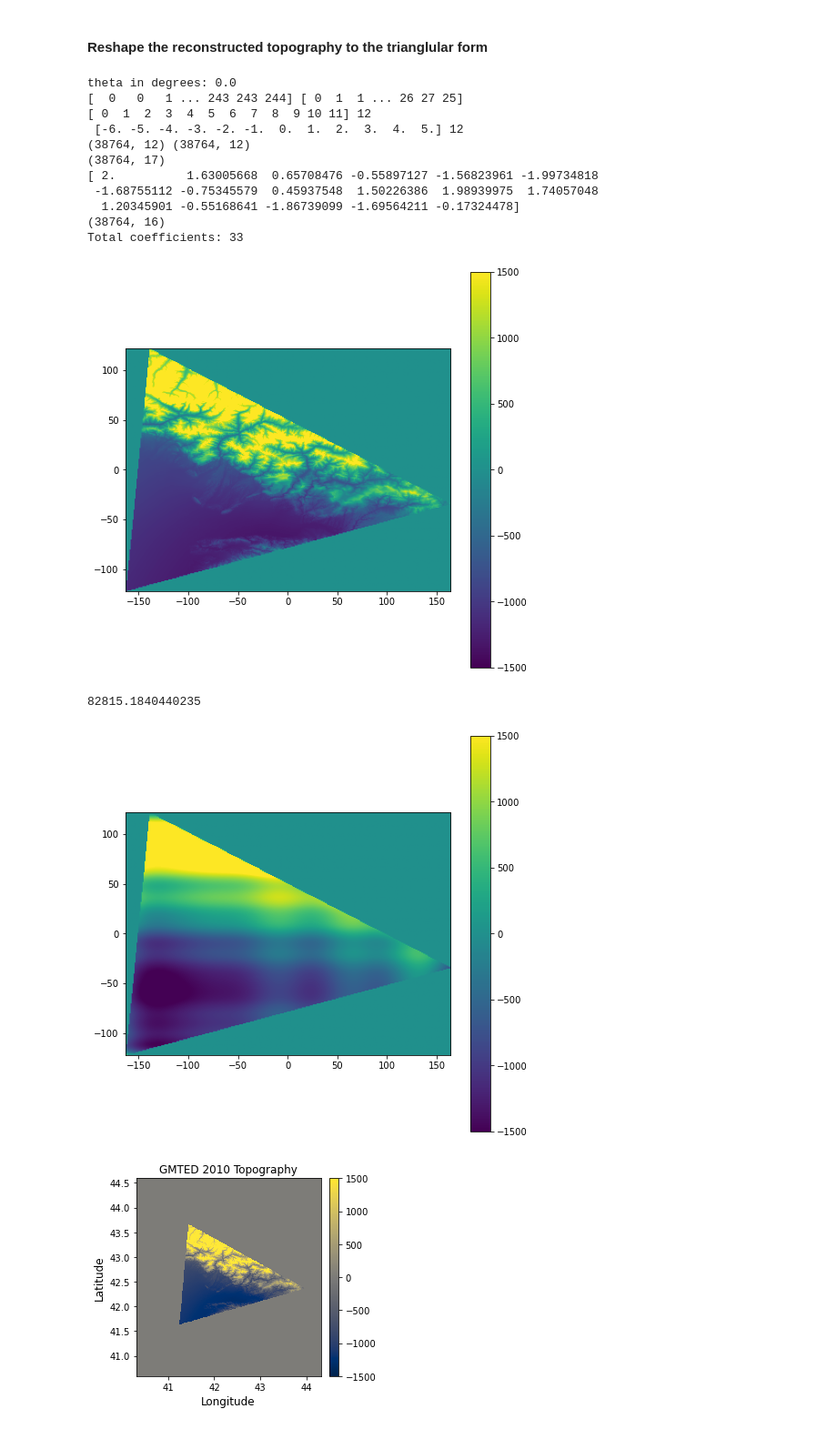
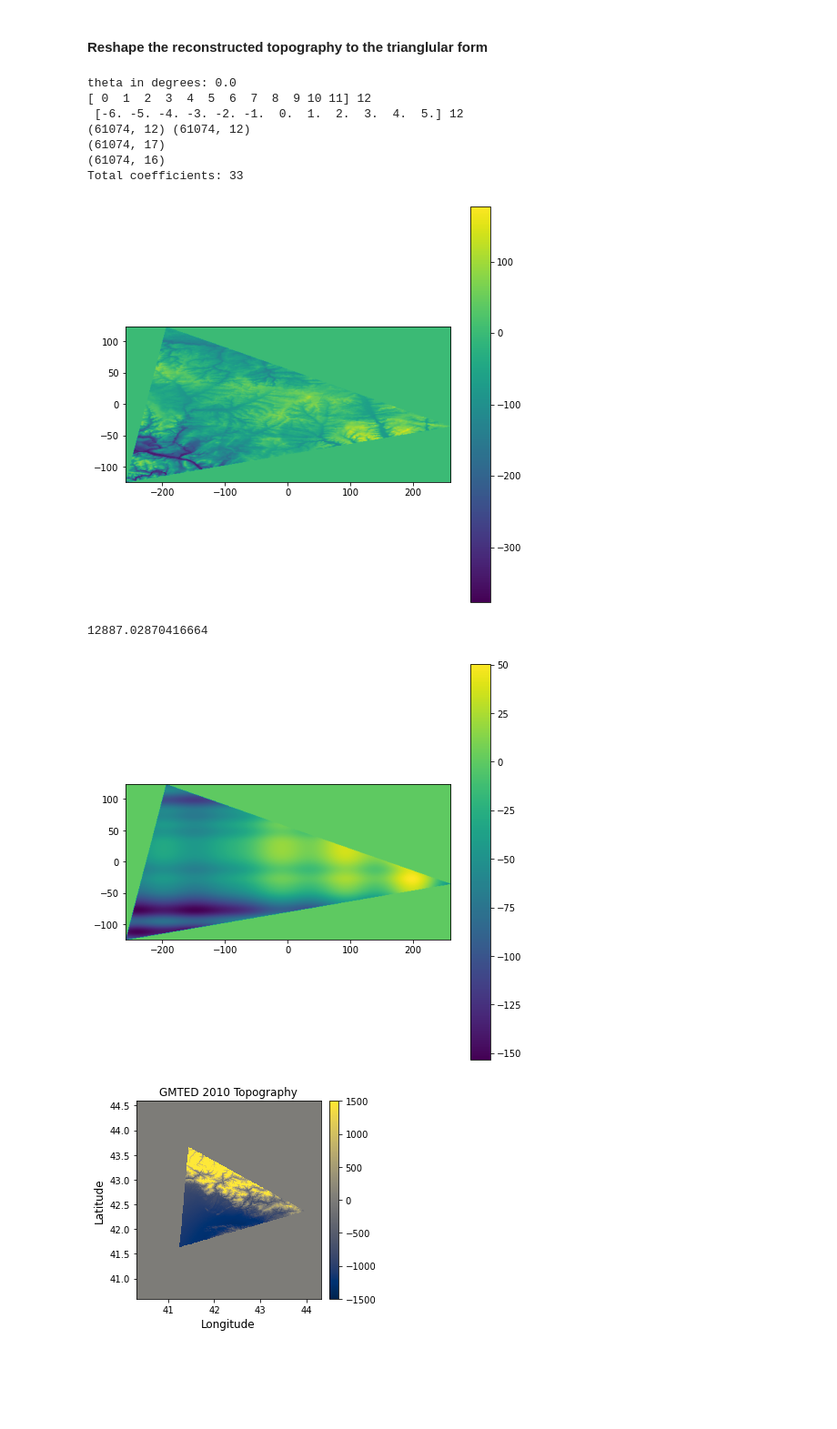
Before and after one commit to ray-chew/CSAM-Fortran, a Jupyter notebook: notebooks/spectrumSGS_ICONgrid_test.ipynb, the cells around one changed output. Shown at 91% size. Saved outputs shown, nothing was run; the diff lists cells and outputs as text; code cells hidden in the pictures; blank space fills up the shorter version.

```diff
--- a/notebooks/spectrumSGS_ICONgrid_test.ipynb
+++ b/notebooks/spectrumSGS_ICONgrid_test.ipynb
@@ -14,7 +14,8 @@ from topoPy import *
 vmin=-1500; vmax=1500
 # %%
 # ICON grid file
-df = nc.Dataset('../data/icon_grid_0012_R02B04_G.nc')
+# df = nc.Dataset('../data/icon_grid_0012_R02B04_G_linked.nc')
+df = nc.Dataset('../data/icon_grid_0010_R02B04_G.nc')
 # print(df.variables)
 
 # store the lat,lon of the vertices and the centre of each triangular grid
@@ -23,6 +24,28 @@ clat_vertices = ma.getdata(df.variables['clat_vertices'][:])
 clon = ma.getdata(df.variables['clon'][:])
 clon_vertices = ma.getdata(df.variables['clon_vertices'][:])
 
+vid = 0
+print(clon_vertices[vid])
+print(clon_vertices.min(), clon_vertices.max())
+print(np.abs(clon_vertices).min())
+
 # change to degrees
 clat, clat_vertices = clat*(180/np.pi), clat_vertices*(180/np.pi)
 clon, clon_vertices = clon*(180/np.pi), clon_vertices*(180/np.pi)
+
+print(clon_vertices[vid])
+
+
+# clat[np.where(clat < 0.0)] += 360.0
+# clon[np.where(clon < 0.0)] += 360.0
+
+# clat_vertices[np.where(clat_vertices < 0.0)] += 360.0
+# clon_vertices[np.where(clon_vertices < 0.0)] += 360.0
+
+# vid = 0
+print(clon_vertices[vid])
+
+
+print(clon_vertices.min(), clon_vertices.max())
+print(np.abs(clon_vertices).min())
+# print(clat_vertices[vid])
@@ -820,7 +866,7 @@ z_transformed, inout_rot, lat_rot, lon_rot = rotate_topo(x_v1, x_v2, y_v1, y_v2,
 Ncells_in_triangle = np.sum(inout_rot)
 I, J, lat_cell, lon_cell, z_cell = get_IJ(lat_rot, lon_rot, z_masked)
 
-print(I, J)
+# print(I, J)
 
 # Ncos, Nsin = full_f_coeffs(lat_cell, lon_cell, I, J)
 # recons_z, fourier_coeffs = get_recon(Ncos, Nsin, z_cell)
@@ -842,7 +888,7 @@ lon_mgrid, lat_mgrid = np.meshgrid(lon,lat)
 fs = (8,8)
 
 plt.figure(figsize=fs)
-plt.imshow(z_masked, extent=[-z_masked.shape[1]/2., z_masked.shape[1]/2., -z_masked.shape[0]/2., z_masked.shape[0]/2. ], origin='lower', vmax=vmax, vmin=vmin)
+plt.imshow(z_masked, extent=[-z_masked.shape[1]/2., z_masked.shape[1]/2., -z_masked.shape[0]/2., z_masked.shape[0]/2. ], origin='lower')
 plt.colorbar()
 plt.show()
 
@@ -864,44 +910,40 @@ plt.show()
 
 # plt.figure(figsize=fs)
 # plt.imshow(recons_z_2D, extent=[-z_masked.shape[1]/2., z_masked.shape[1]/2., -z_masked.shape[0]/2., z_masked.shape[0]/2. ], origin='lower', vmax=vmax, vmin=vmin)
 # plt.colorbar()
 # plt.show()
 
 # plt.figure(figsize=fs)
 # plt.imshow(z_orig, extent=[-z_masked.shape[1]/2., z_masked.shape[1]/2., -z_masked.shape[0]/2., z_masked.shape[0]/2. ], origin='lower', vmax=vmax, vmin=vmin)
 # plt.colorbar()
 # plt.show()
 # plt.figure(figsize=fs)
 # plt.imshow(recons_z_rot, extent=[-z_masked.shape[1]/2., z_masked.shape[1]/2., -z_masked.shape[0]/2., z_masked.shape[0]/2. ], origin='lower', vmax=vmax, vmin=vmin)
 # plt.colorbar()
 # plt.show()
 plt.figure(figsize=fs)
-plt.imshow(recons_z_2D, extent=[-z_masked.shape[1]/2., z_masked.shape[1]/2., -z_masked.shape[0]/2., z_masked.shape[0]/2. ], origin='lower', vmax=vmax, vmin=vmin)
+plt.imshow(recons_z_2D, extent=[-z_masked.shape[1]/2., z_masked.shape[1]/2., -z_masked.shape[0]/2., z_masked.shape[0]/2. ], origin='lower')
 plt.colorbar()
 
 # scale = 30.0
 # plt.plot([x_v1*-scale*2, x_v1*scale*2],
 #          [y_v1*-scale*2, y_v1*scale*2], color='red')
 # plt.plot([x_v2*-scale, x_v2*scale],
 #          [y_v2*-scale, y_v2*scale], color='blue')
 # plt.show()
 
 print(np.linalg.norm(recons_z_2D - z_masked))
 # %% [output]
 theta in degrees: 0.0
-[  0   0   1 ... 243 243 244] [ 0  1  1 ... 26 27 25]
 [ 0  1  2  3  4  5  6  7  8  9 10 11] 12
  [-6. -5. -4. -3. -2. -1.  0.  1.  2.  3.  4.  5.] 12
-(38764, 12) (38764, 12)
-(38764, 17)
-[ 2.          1.63005668  0.65708476 -0.55897127 -1.56823961 -1.99734818
- -1.68755112 -0.75345579  0.45937548  1.50226386  1.98939975  1.74057048
-  1.20345901 -0.55168641 -1.86739099 -1.69564211 -0.17324478]
-(38764, 16)
+(61074, 12) (61074, 12)
+(61074, 17)
+(61074, 16)
 Total coefficients: 33
-[figure, old version]
+[figure, new version]
-82815.1840440235
+12887.02870416664
-[figure, old version]
+[figure, new version]
 # %%
 fourier_coeffs.shape
 print(fourier_coeffs)
```
Also changed, not shown: parts of 15 cells of this notebook, 4 other files.
